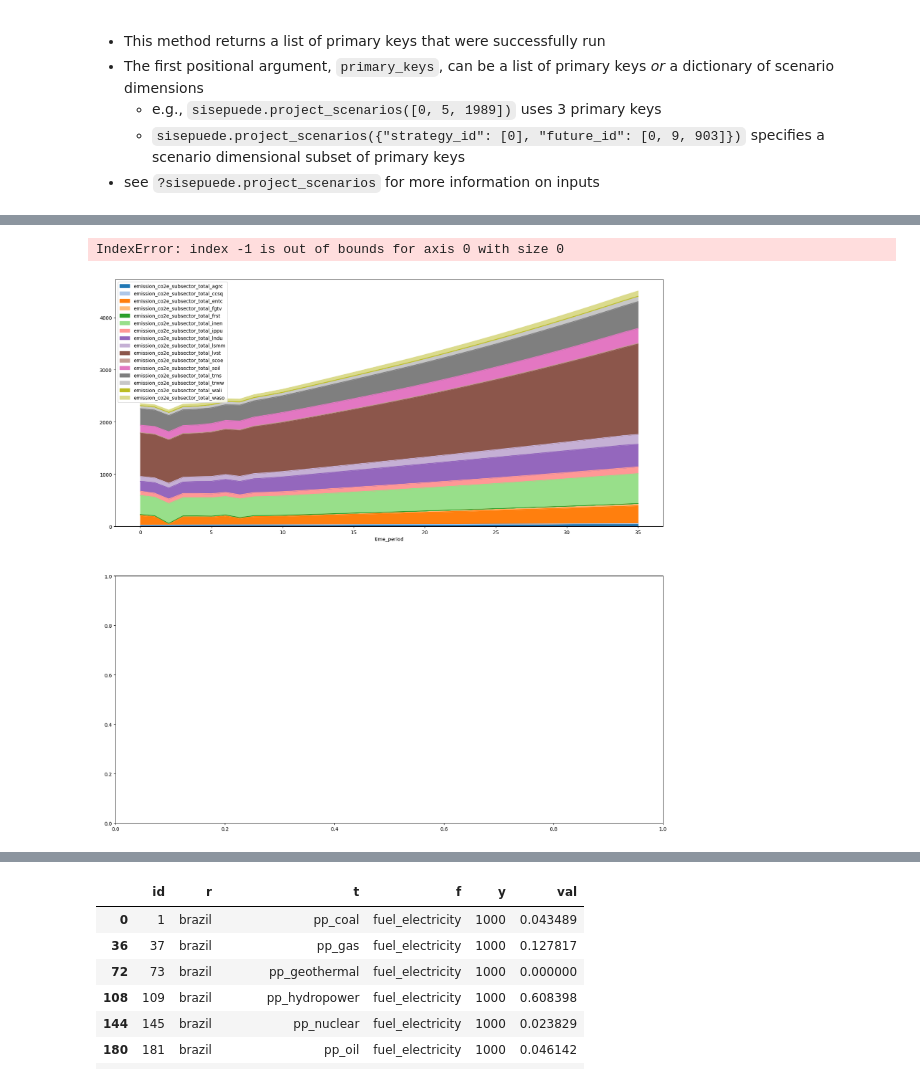
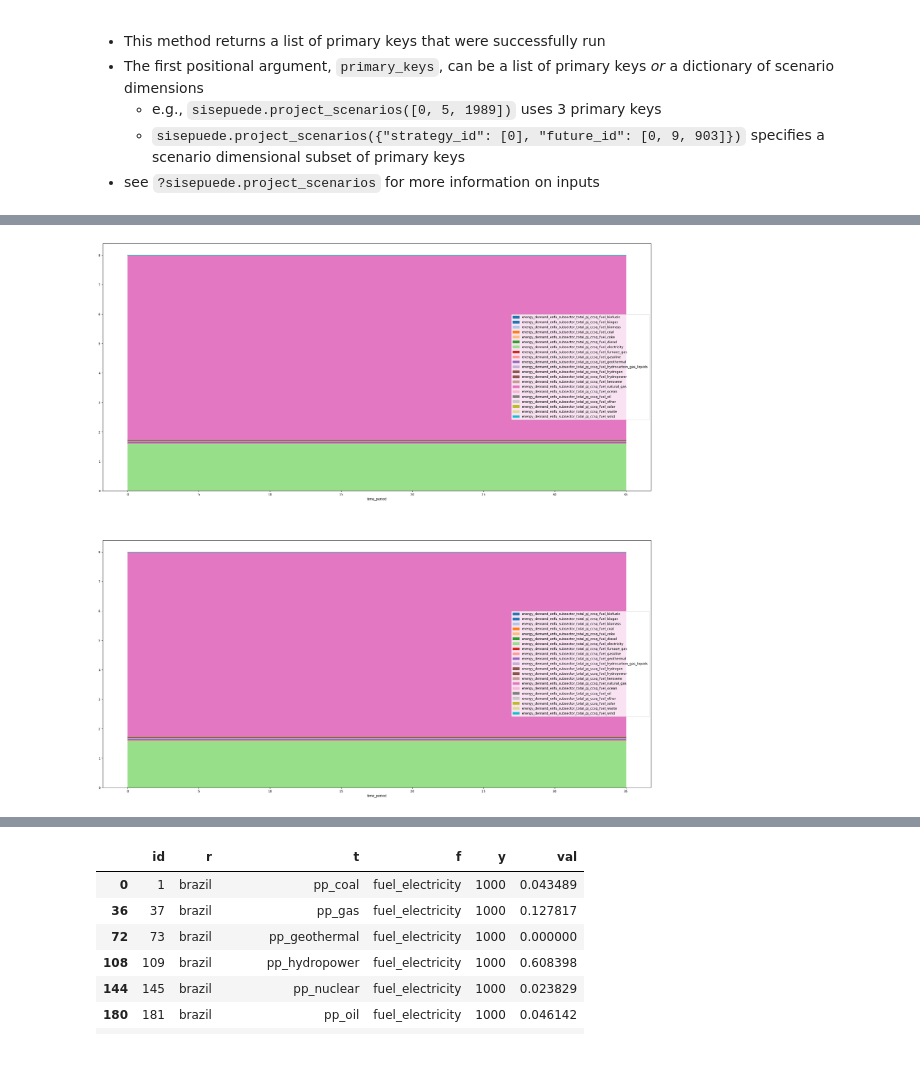
Before and after one commit to jarojasag/lac_decarbonization, a Jupyter notebook: python/sisepuede_run_testing.ipynb, the cells around one changed output, grey strips where cells are left out. Drawn from its saved outputs; the diff is of its cells as text; code cells hidden in the pictures.

```diff
--- a/python/sisepuede_run_testing.ipynb
+++ b/python/sisepuede_run_testing.ipynb
@@ -191,11 +280,11 @@ Set parameter TimeLimit to value 900
 # %%
 df_out_all = sisepuede.read_output(None)
-region = "brazil"
+region = "chile"
 df_out = df_out_all[df_out_all["region"] == region]
 df_primary = sisepuede.odpt_primary.get_indexing_dataframe(dict_filt)
 df_in = sisepuede.experimental_manager.dict_future_trajectories.get(region).generate_future_from_lhs_vector(None, None, 0, True)
 
-if False:
+if True:
     # write to output for testing
     df_in.to_csv(
         os.path.join(sisepuede.file_struct.dir_tmp, "temporary_full_inputs.csv"),
@@ -206,3 +295,15 @@ if False:
 
 
 attr_strat = sisepuede.model_attributes.dict_attributes.get("dim_strategy_id")
+# %%
+strat_id = 3018
+# baseline
+dict_filt2 = {}
+for k in dict_filt.keys():
+    val = dict_filt.get(k) if (k != sisepuede.key_strategy) else [strat_id]
+    dict_filt2.update({k: val[0]})
+primary_id = sisepuede.odpt_primary.get_key_value(**dict_filt2)
+df_check = df_out[df_out[sisepuede.key_primary].isin([primary_id])].reset_index(drop = True)
+
+
+df_check[[x for x in df_check.columns if "emission_co2e_subsector_total" in x]].iloc[0]
@@ -209,6 +365,6 @@ attr_strat = sisepuede.model_attributes.dict_attributes.get("dim_strategy_id")
 # %%
 # 3008, 3009, 3031
-strat_id, strat_id_intervention = 0, 3067
+strat_id, strat_id_intervention = 0, 3018
 
 # baseline
 dict_filt2 = {}
@@ -240,9 +396,9 @@ df_in_filt_intervention = df_in[
 ]
 
 
-fig, ax = plt.subplots(2, 1, figsize = (20, 20))
-#ax[0].set_ylim(0, 1200)
-#ax[1].set_ylim(0, 1200)
+fig, ax = plt.subplots(2, 1, figsize = (30, 30))
+#ax[0].set_ylim(-150, 350)
+#ax[1].set_ylim(-150, 350)
 
 palette_func = plt.cm.tab20#plt.cm.hsv
 
@@ -267,12 +423,12 @@ if False:
         x for x in df_filt.columns
         if x.startswith("emission_co2e_subsector_total")
         and (
-            ("agrc" in x)
-            or ("lvst" in x)
-            or ("lsmm" in x)
-            or ("soil" in x)
-            or ("frst" in x)
-            or ("lndu" in x)
+            ("frst" in x)
+            or ("scoe" in x)
+            #or ("lsmm" in x)
+            #or ("soil" in x)
+            #or ("frst" in x)
+            #or ("lndu" in x)
         )
     ]
 
@@ -302,17 +458,18 @@ if True:
 
     modvar_plot = sisepuede.models.model_electricity.modvar_entc_nemomod_emissions_co2_mne
     modvar_plot = sisepuede.models.model_electricity.modvar_entc_nemomod_production_by_technology
-    modvar_plot = sisepuede.models.model_energy.modvar_trns_energy_consumption_total
-    modvar_plot = sisepuede.models.model_energy.modvar_trns_passenger_distance_traveled
+    #modvar_plot = sisepuede.models.model_energy.modvar_trns_energy_consumption_total
+    #modvar_plot = sisepuede.models.model_energy.modvar_trns_passenger_distance_traveled
     #modvar_plot = sisepuede.models.model_energy.modvar_trns_passenger_distance_traveled
     #modvar_plot = sisepuede.models.model_energy.modvar_trde_demand_pkm
     #modvar_plot = sisepuede.models.model_energy.modvar_trns_mass_distance_traveled
-    modvar_plot = sisepuede.models.model_energy.modvar_trns_emissions_co2
-    modvar_plot = sisepuede.models.model_energy.modvar_enfu_energy_demand_by_fuel_inen
+    #modvar_plot = sisepuede.models.model_energy.modvar_trns_emissions_co2
+    #modvar_plot = sisepuede.models.model_energy.modvar_enfu_energy_demand_by_fuel_inen
+    modvar_plot = sisepuede.models.model_energy.modvar_enfu_energy_demand_by_fuel_ccsq
     #modvar_plot = sisepuede.models.model_ippu.modvar_ippu_qty_total_production
     #modvar_plot = sisepuede.models.model_afolu.modvar_lndu_area_by_cat
 
-    modvar_plot = sisepuede.models.model_electricity.modvar_entc_nemomod_production_by_technology
+    #modvar_plot = sisepuede.models.model_electricity.modvar_entc_nemomod_production_by_technology
     #modvar_plot = sisepuede.models.model_energy.modvar_fgtv_emissions_ch4
     #modvar_plot = sisepuede.models.model_energy.modvar_trns_vehicle_distance_traveled_electricity
 
@@ -322,41 +479,40 @@ if True:
     )
     df = pd.concat([df_filt[[sisepuede.key_time_period]].reset_index(drop = True), df], axis = 1)
     df = df[[x for x in df.columns if ("nuclear" not in x) and ("crude" not in x)]]
-    df = df_filt[flds]
+    #df = df_filt[flds]
     if len(df) > 0:
         for k in df.columns:
             df[k] = sf.vec_bounds(np.array(df[k]), (0, np.inf))
 
     m, n = df.shape
     colors = [palette_func(x/n) for x in range(n)]
 
     df.plot.area(x = sisepuede.key_time_period, ax = ax[0], color = colors)
 
 
     df = sisepuede.model_attributes.get_standard_variables(
         df_filt_intervention,
         modvar_plot
     )
     df = pd.concat([df_filt_intervention[[sisepuede.key_time_period]].reset_index(drop = True), df], axis = 1)
-
+    df = df[[x for x in df.columns if ("nuclear" not in x) and ("crude" not in x)]]
     if False:
         # UNCOMMENT TO USE DIFF
         vec = np.array(df[sisepuede.key_time_period])
         flds = [x for x in df.columns if (x != sisepuede.key_time_period)]
         df = pd.DataFrame(np.array(df_filt_intervention[flds]) - np.array(df_filt[flds]), columns = flds)
         df[sisepuede.key_time_period] = vec
 
-    df = df_filt_intervention[flds]
+    #df = df_filt_intervention[flds]
     for k in df.columns:
         vec = np.array(df[k])
         bnds = (0, np.inf) if (vec[-1] >= 0) else (-np.inf, 0)
         df[k] = sf.vec_bounds(vec, bnds)
 
     m, n = df.shape
     colors = [palette_func(x/n) for x in range(n)]
 
     df.plot.area(x = sisepuede.key_time_period, ax = ax[1], color = colors)
     #df.plot(ax = ax[1], color = colors)
 # %% [output]
-IndexError: index -1 is out of bounds for axis 0 with size 0
-[figure, old version]
+[figure, new version]
```
Also changed, not shown: parts of 12 cells of this notebook, 11 other files.
